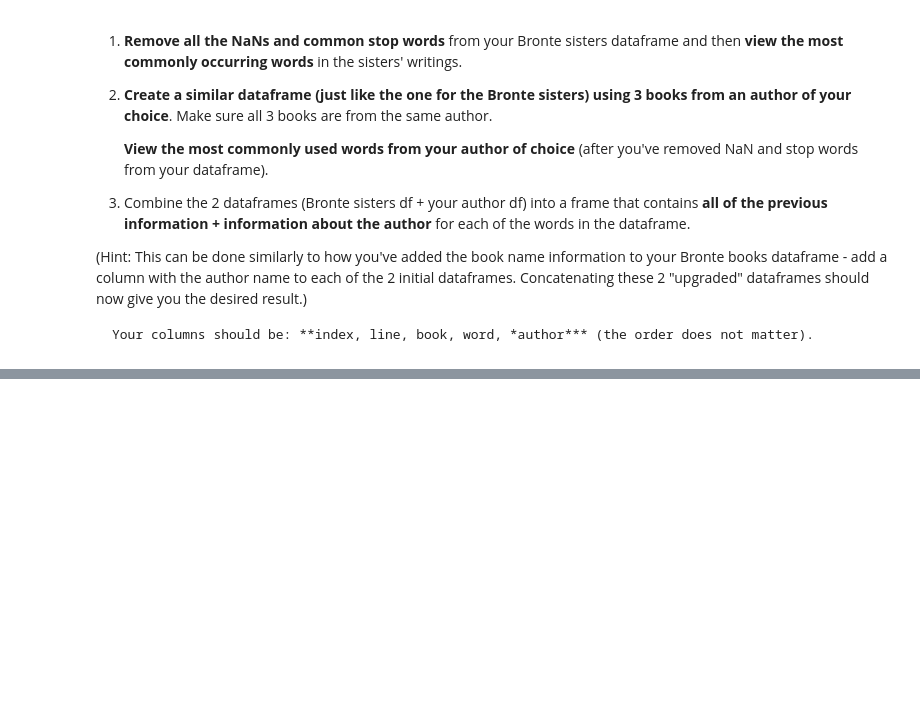
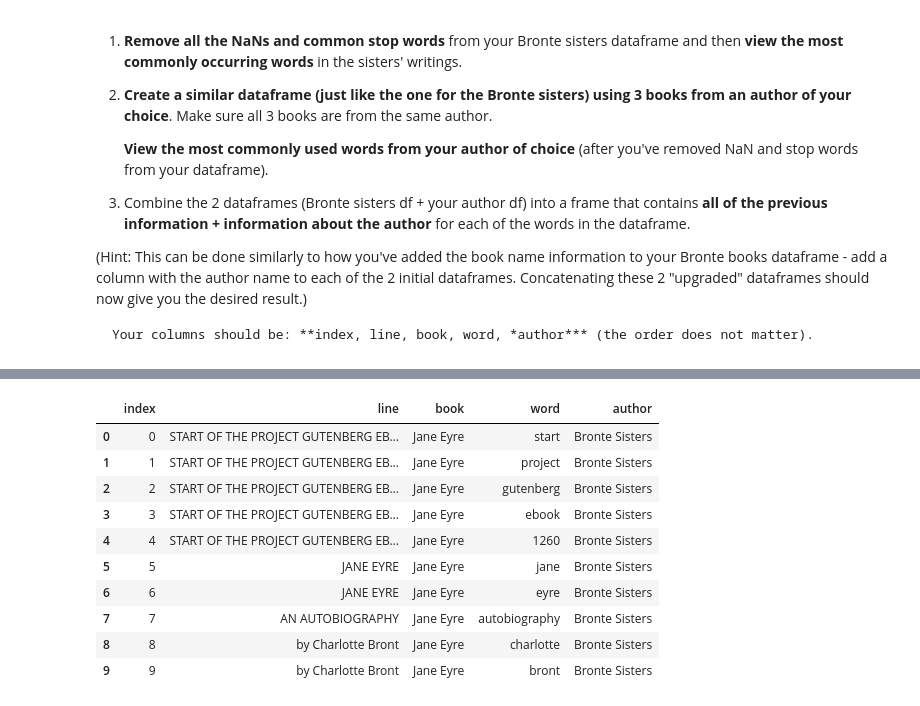
Before and after one commit to AlexandruCL/An_3, a Jupyter notebook: Sem_2/DM/Week_3/DM2_2025.ipynb, the cells around one changed output, grey strips where cells are left out. Drawn from its saved outputs; the diff is of its cells as text; code cells hidden in the pictures; blank space fills up the shorter version.

```diff
--- a/Sem_2/DM/Week_3/DM2_2025.ipynb
+++ b/Sem_2/DM/Week_3/DM2_2025.ipynb
@@ -974,0 +974,68 @@ bronte_books_df[10000:10010]
+# %%
+import requests
+import string
+import pandas as pd
+import nltk
+from nltk.corpus import stopwords
+
+nltk.download('stopwords')
+stop_words = set(stopwords.words('english'))
+allowed_chars = string.ascii_letters + string.digits + string.whitespace
+
+bronte_clean = bronte_books_df.copy()
+bronte_clean = bronte_clean.dropna(subset=['word'])
+bronte_clean['word'] = bronte_clean['word'].astype(str).str.lower()
+bronte_clean['word'] = bronte_clean['word'].str.replace(r'[^\w\s]', '', regex=True)
+bronte_clean = bronte_clean[bronte_clean['word'].str.strip() != '']
+bronte_clean = bronte_clean[~bronte_clean['word'].isin(stop_words)]
+
+print('Top 15 Bronte words (after NaN + stop-word removal):')
+print(bronte_clean['word'].value_counts().head(15))
+
+
+austen_books = {
+    'Pride and Prejudice': 'https://www.gutenberg.org/files/1342/1342-0.txt',
+    'Sense and Sensibility': 'https://www.gutenberg.org/files/161/161-0.txt',
+    'Emma': 'https://www.gutenberg.org/files/158/158-0.txt'
+}
+
+austen_frames = []
+for title, url in austen_books.items():
+    response = requests.get(url)
+    text = ''.join(c for c in response.text if c in allowed_chars)
+    lines = text.splitlines()
+
+    df = pd.DataFrame({
+        'line': lines,
+        'line_number': list(range(len(lines))),
+        'book': title
+    })
+
+    df['word'] = df['line'].str.split()
+    df = df.explode('word').dropna(subset=['word']).reset_index(drop=True)
+    df['word'] = df['word'].astype(str).str.lower()
+    df['word'] = df['word'].str.replace(r'[^\w\s]', '', regex=True)
+    df = df[df['word'].str.strip() != '']
+    df = df[~df['word'].isin(stop_words)]
+
+    austen_frames.append(df)
+
+austen_books_df = pd.concat(austen_frames, ignore_index=True)
+
+print('\nTop 15 Jane Austen words (after NaN + stop-word removal):')
+print(austen_books_df['word'].value_counts().head(15))
+
+
+bronte_with_author = bronte_clean.copy()
+bronte_with_author['author'] = 'Bronte Sisters'
+
+austen_with_author = austen_books_df.copy()
+austen_with_author['author'] = 'Jane Austen'
+
+combined_authors_df = pd.concat([bronte_with_author, austen_with_author], ignore_index=True)
+combined_authors_df = combined_authors_df.reset_index().rename(columns={'index': 'index'})
+combined_authors_df = combined_authors_df[['index', 'line', 'book', 'word', 'author']]
+
+print('\nCombined dataframe sample (required columns):')
+combined_authors_df.head(10)
+# %% [output]
@@ -974,0 +1062,11 @@ bronte_books_df[10000:10010]
+|  | index | line | book | word | author |
+| 0 | 0 | START OF THE PROJECT GUTENBERG EB... | Jane Eyre | start | Bronte Sisters |
+| 1 | 1 | START OF THE PROJECT GUTENBERG EB... | Jane Eyre | project | Bronte Sisters |
+| 2 | 2 | START OF THE PROJECT GUTENBERG EB... | Jane Eyre | gutenberg | Bronte Sisters |
+| 3 | 3 | START OF THE PROJECT GUTENBERG EB... | Jane Eyre | ebook | Bronte Sisters |
+| 4 | 4 | START OF THE PROJECT GUTENBERG EB... | Jane Eyre | 1260 | Bronte Sisters |
+| 5 | 5 | JANE EYRE | Jane Eyre | jane | Bronte Sisters |
+| 6 | 6 | JANE EYRE | Jane Eyre | eyre | Bronte Sisters |
+| 7 | 7 | AN AUTOBIOGRAPHY | Jane Eyre | autobiography | Bronte Sisters |
+| 8 | 8 | by Charlotte Bront | Jane Eyre | charlotte | Bronte Sisters |
+| 9 | 9 | by Charlotte Bront | Jane Eyre | bront | Bronte Sisters |
```
Also changed, not shown: parts of 3 cells of this notebook.
